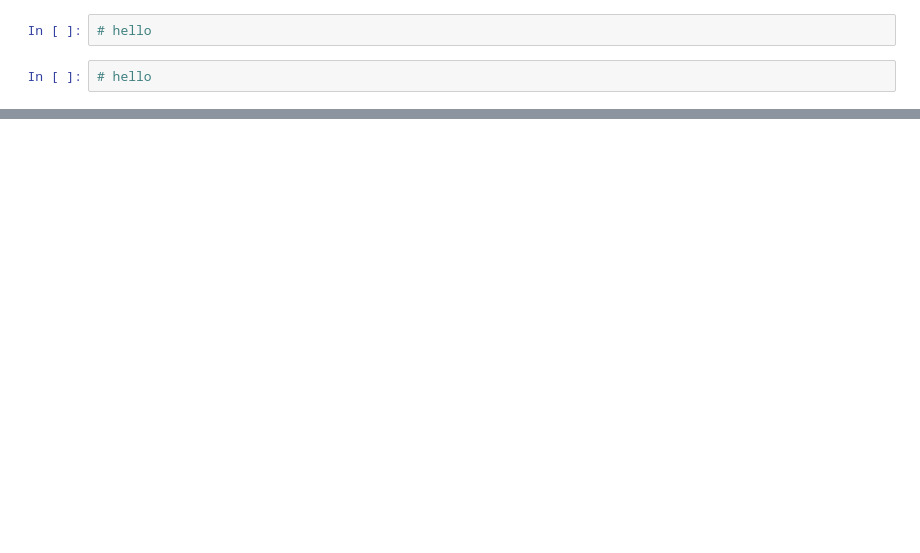
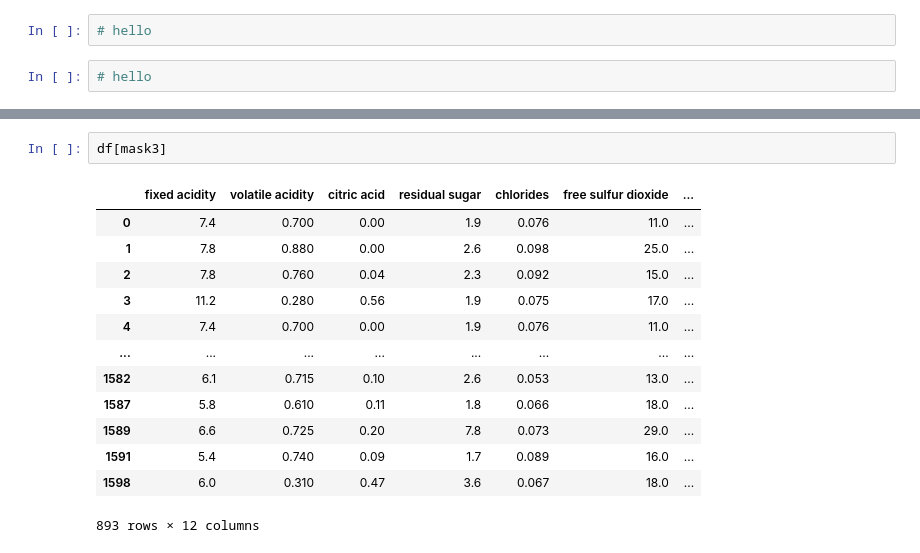
Before and after one commit to wmL5k/AcademyPublic, a Jupyter notebook: Untitled.ipynb, the cells around one changed output, grey strips where cells are left out. Cells and saved outputs as stored; diff of their text form; blank space fills up the shorter version.

```diff
--- a/Untitled.ipynb
+++ b/Untitled.ipynb
@@ -77,0 +205,16 @@ low
+# %%
+df[mask3]
+# %% [output]
+|  | fixed acidity | volatile acidity | citric acid | residual sugar | chlorides | free sulfur dioxide | ... |
+| 0 | 7.4 | 0.700 | 0.00 | 1.9 | 0.076 | 11.0 | ... |
+| 1 | 7.8 | 0.880 | 0.00 | 2.6 | 0.098 | 25.0 | ... |
+| 2 | 7.8 | 0.760 | 0.04 | 2.3 | 0.092 | 15.0 | ... |
+| 3 | 11.2 | 0.280 | 0.56 | 1.9 | 0.075 | 17.0 | ... |
+| 4 | 7.4 | 0.700 | 0.00 | 1.9 | 0.076 | 11.0 | ... |
+| ... | ... | ... | ... | ... | ... | ... | ... |
+| 1582 | 6.1 | 0.715 | 0.10 | 2.6 | 0.053 | 13.0 | ... |
+| 1587 | 5.8 | 0.610 | 0.11 | 1.8 | 0.066 | 18.0 | ... |
+| 1589 | 6.6 | 0.725 | 0.20 | 7.8 | 0.073 | 29.0 | ... |
+| 1591 | 5.4 | 0.740 | 0.09 | 1.7 | 0.089 | 16.0 | ... |
+| 1598 | 6.0 | 0.310 | 0.47 | 3.6 | 0.067 | 18.0 | ... |
+893 rows × 12 columns
```
Also changed, not shown: parts of 36 cells of this notebook.
